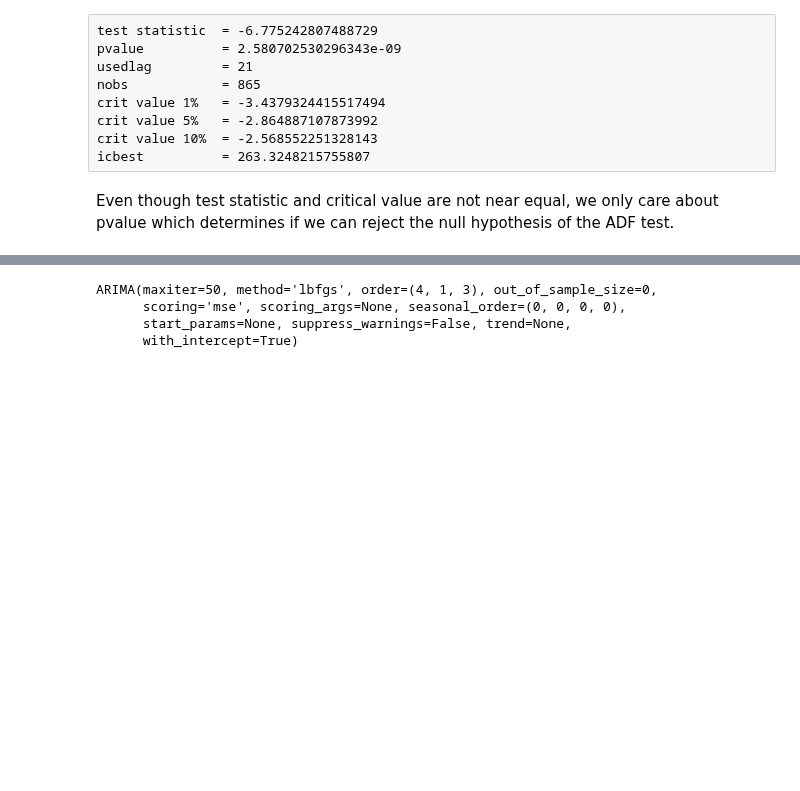
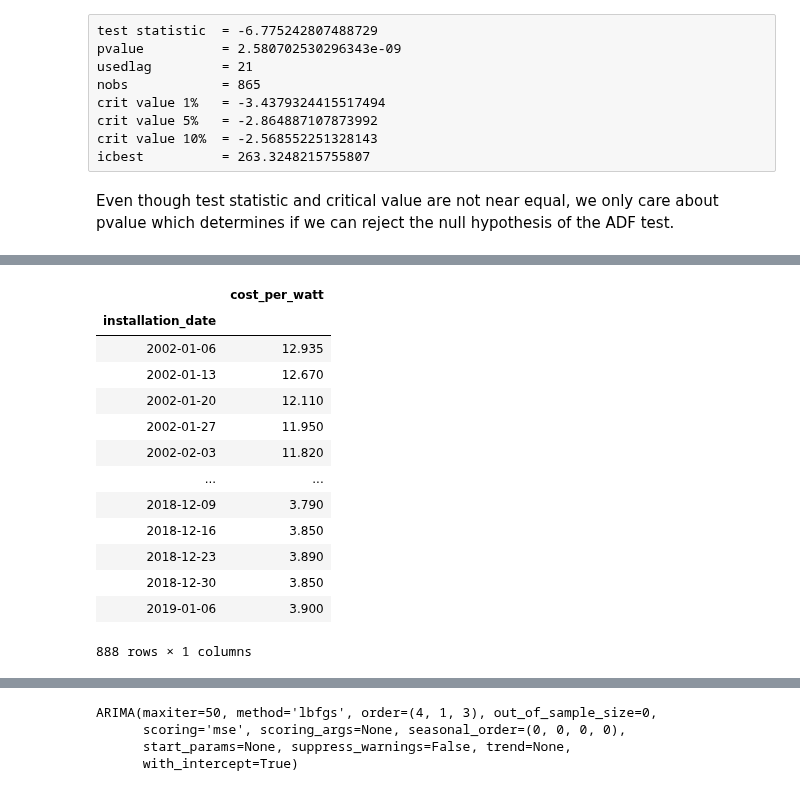
Before and after one commit to jrpaige/Solar, a Jupyter notebook: Untitled.ipynb, the cells around one changed output, grey strips where cells are left out. Saved outputs shown, nothing was run; the diff lists cells and outputs as text; code cells hidden in the pictures; blank space fills up the shorter version.

```diff
--- a/Untitled.ipynb
+++ b/Untitled.ipynb
@@ -197,3 +215,20 @@ Even though test statistic and critical value are not near equal, we only care a
+# %%
+syw
+# %% [output]
+|  | cost_per_watt |
+| installation_date |  |
+| 2002-01-06 | 12.935 |
+| 2002-01-13 | 12.670 |
+| 2002-01-20 | 12.110 |
+| 2002-01-27 | 11.950 |
+| 2002-02-03 | 11.820 |
+| ... | ... |
+| 2018-12-09 | 3.790 |
+| 2018-12-16 | 3.850 |
+| 2018-12-23 | 3.890 |
+| 2018-12-30 | 3.850 |
+| 2019-01-06 | 3.900 |
+888 rows × 1 columns
 # %%
 d = weekly differences
 p = pational autocorrelation
```
Also changed, not shown: parts of 10 cells of this notebook, 2 other files.
